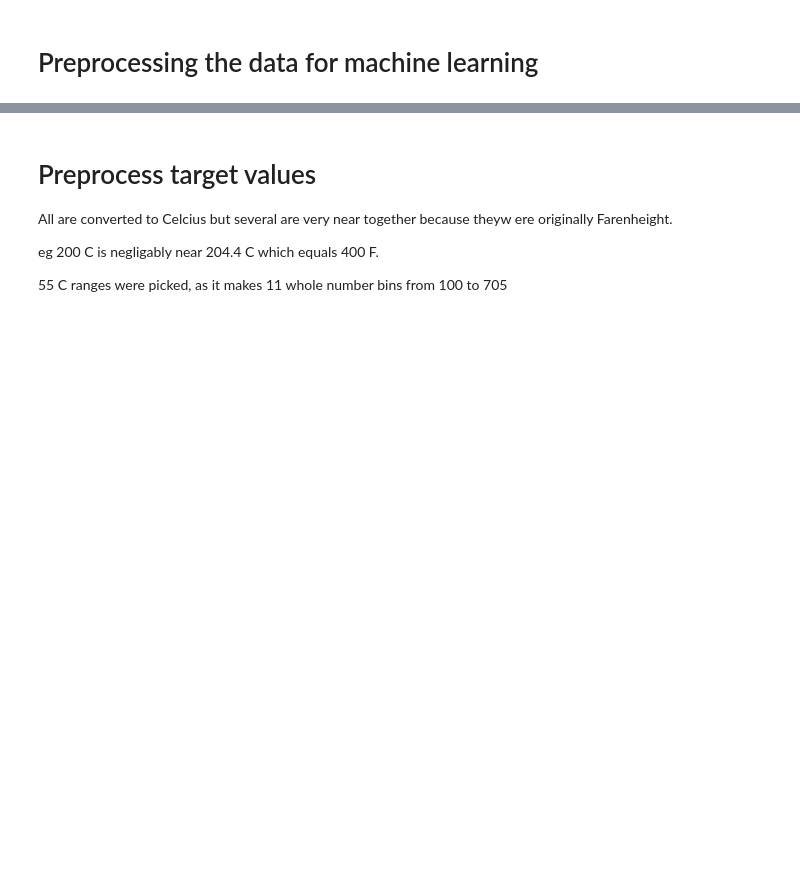
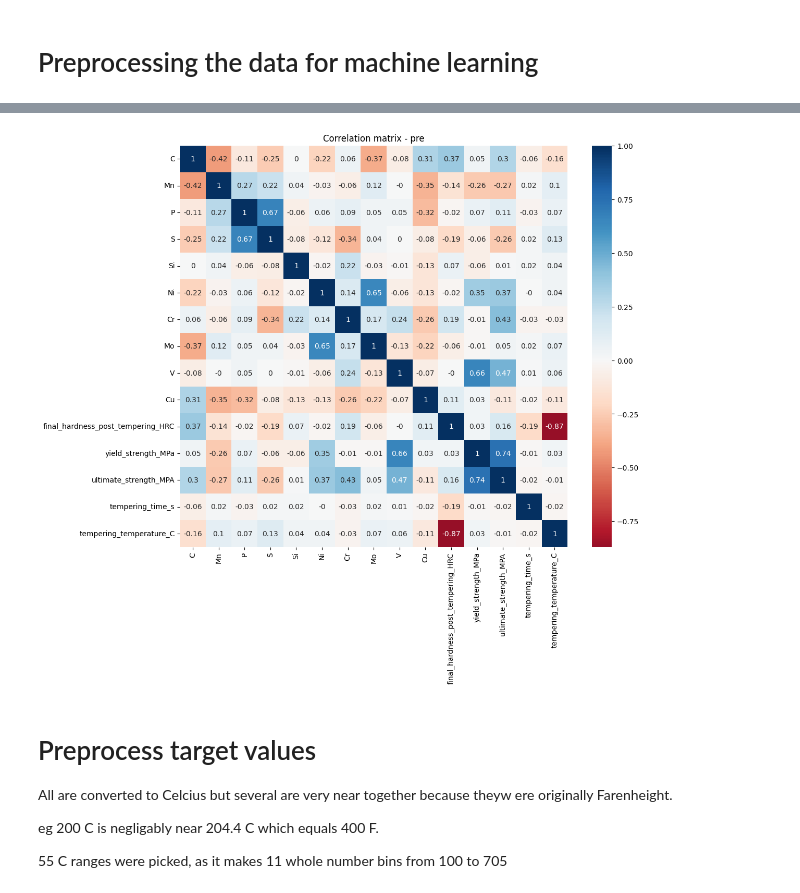
Before and after one commit to Nate-Sheibley/Mild-Steel-Tempering, a Jupyter notebook: Mild_Steel_Tempering-main.ipynb, the cells around one changed output, grey strips where cells are left out. Saved outputs shown, nothing was run; the diff lists cells and outputs as text; code cells hidden in the pictures; blank space fills up the shorter version.

Commit message:
code complete. corr heatmaps added. Code runs top to bottom

```diff
--- a/Mild_Steel_Tempering-main.ipynb
+++ b/Mild_Steel_Tempering-main.ipynb
@@ -1256,3 +1284,15 @@ shape: (3, 2)
+# %%
+corr_data = pd.read_csv(f'{resources_path.parent}/all_cols_post_scrape.csv')
+
+df_corr = corr_data.corr(numeric_only=True).round(2)
+
+plt.figure(figsize=(12, 10))
+plot_corr = sns.heatmap(df_corr, annot=True, cmap='RdBu', center=0)
+
+plt.title('Correlation matrix - pre')
+plt.savefig(f'{images_path.parent}/corr.png', bbox_inches='tight')
+# %% [output]
+[figure, added]
 # %% [markdown]
 # Preprocess target values
 
```
Also changed, not shown: parts of 56 cells of this notebook, 18 other files.
